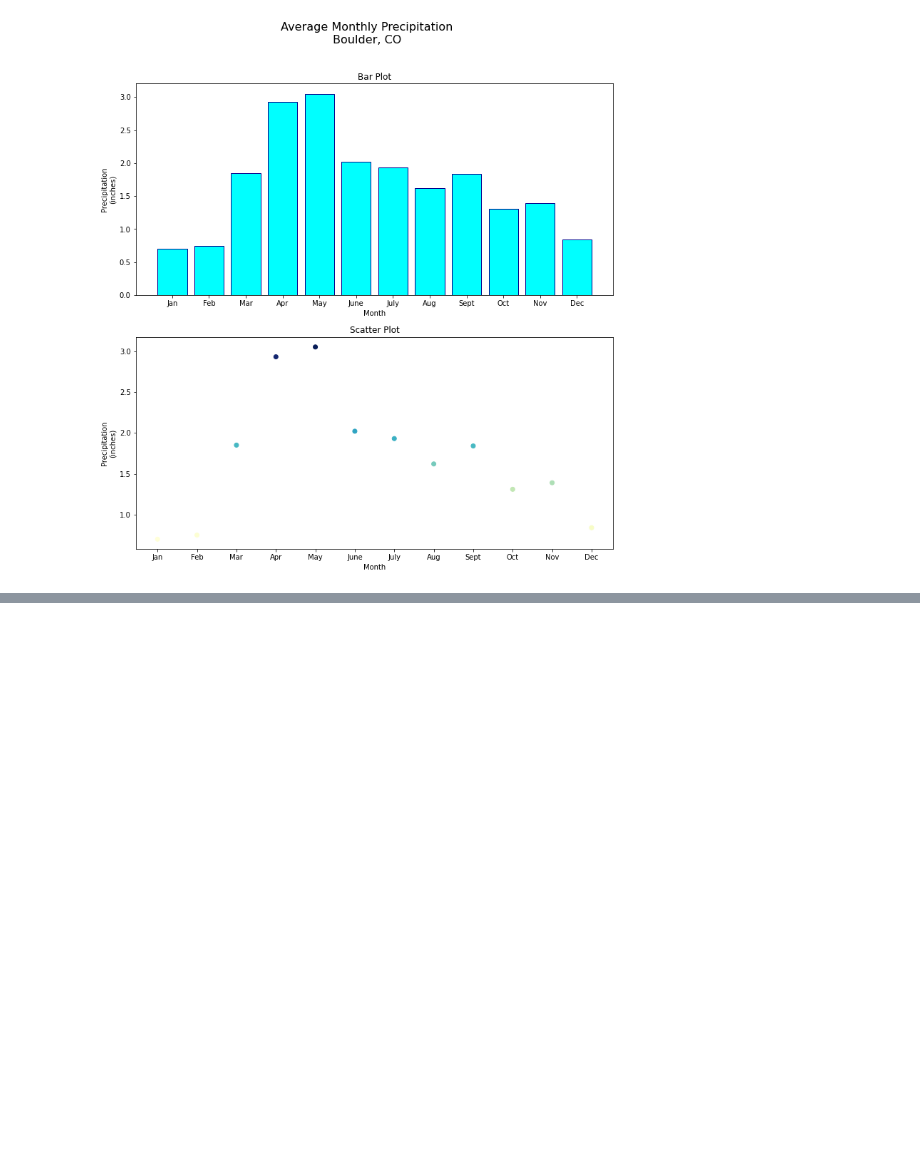
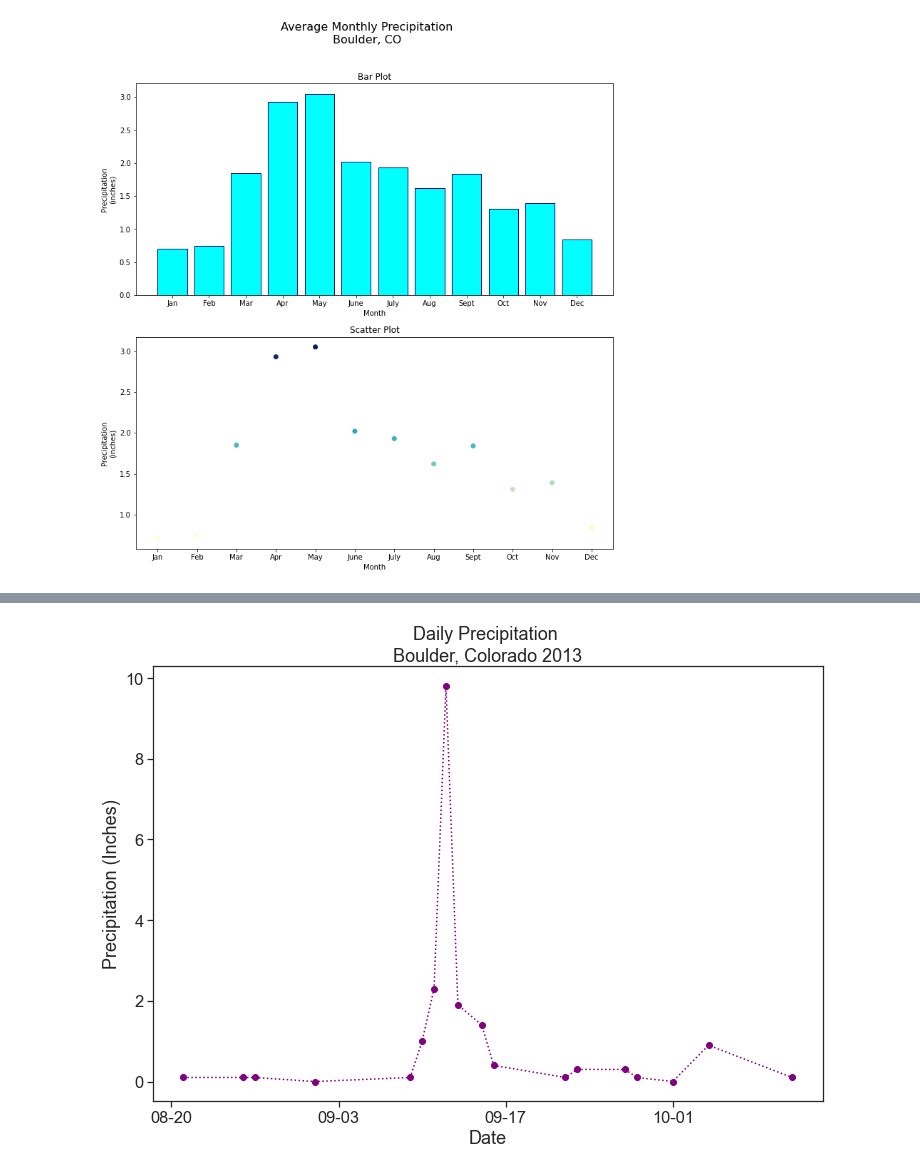
Before and after one commit to JudithAment/earth-analytics-bootcamp, a Jupyter notebook: plotting-textbook/chapter-01.ipynb, the cells around one changed output, grey strips where cells are left out. Saved outputs shown, nothing was run; the diff lists cells and outputs as text; code cells hidden in the pictures; blank space fills up the shorter version.

```diff
--- a/plotting-textbook/chapter-01.ipynb
+++ b/plotting-textbook/chapter-01.ipynb
@@ -80,12 +80,9 @@ from pandas.plotting import register_matplotlib_converters
 register_matplotlib_converters()
 
 # Get the data
-data = et.data.get_data('colorado-flood')
-
-# Set working directory
-#os.chdir(os.path.join(et.io.HOME, 'earth-analytics', 'data'))
+# data = et.data.get_data('colorado-flood', path)
 
 # Prettier plotting with seaborn
-#sns.set(font_scale=1.5)
+sns.set(font_scale=1.5)
 # Ticks instead of whitegrid in order to demonstrate changes to plot ticks better
-#sns.set_style("ticks")
+sns.set_style("ticks")
@@ -94,0 +89,19 @@ Extracted output to /Users/judith/earth-analytics/data/colorado-flood/.
+# %%
+# Set working directory
+os.chdir(os.path.join("/Users/judith/Box Sync/development/courses/earth-analytics/earth-analytics-bootcamp/"))
+
+# Read in the data
+data_path = os.path.join("data",
+                         "colorado-flood",
+                         "precipitation",
+                         "805325-precip-dailysum-2003-2013.csv")
+boulder_daily_precip = pd.read_csv(data_path,
+                                   parse_dates=['DATE'],
+                                   na_values=['999.99'],
+                                   index_col=['DATE'])
+# %%
+# Subset the data as we did previously
+precip_boulder_AugOct = boulder_daily_precip["2013-08-15":"2013-10-15"]
+
+# View first few rows of data
+precip_boulder_AugOct.head()
@@ -94,0 +116,17 @@ Extracted output to /Users/judith/earth-analytics/data/colorado-flood/.
+# %%
+fig, ax = plt.subplots(figsize=(12, 8))
+ax.plot(precip_boulder_AugOct.index.values,
+        precip_boulder_AugOct['DAILY_PRECIP'].values,
+        ':o',
+        color = 'purple')
+ax.set(xlabel = "Date",
+       ylabel = "Precipitation (Inches)",
+       title = "Daily Precipitation \nBoulder, Colorado 2013")
+
+# Format the x axis
+ax.xaxis.set_major_locator(mdates.WeekdayLocator(interval=2))
+ax.xaxis.set_major_formatter(DateFormatter("%m-%d"))
+
+plt.show()
+# %% [output]
+[figure, added]
```
Also changed, not shown: parts of 3 cells of this notebook.
